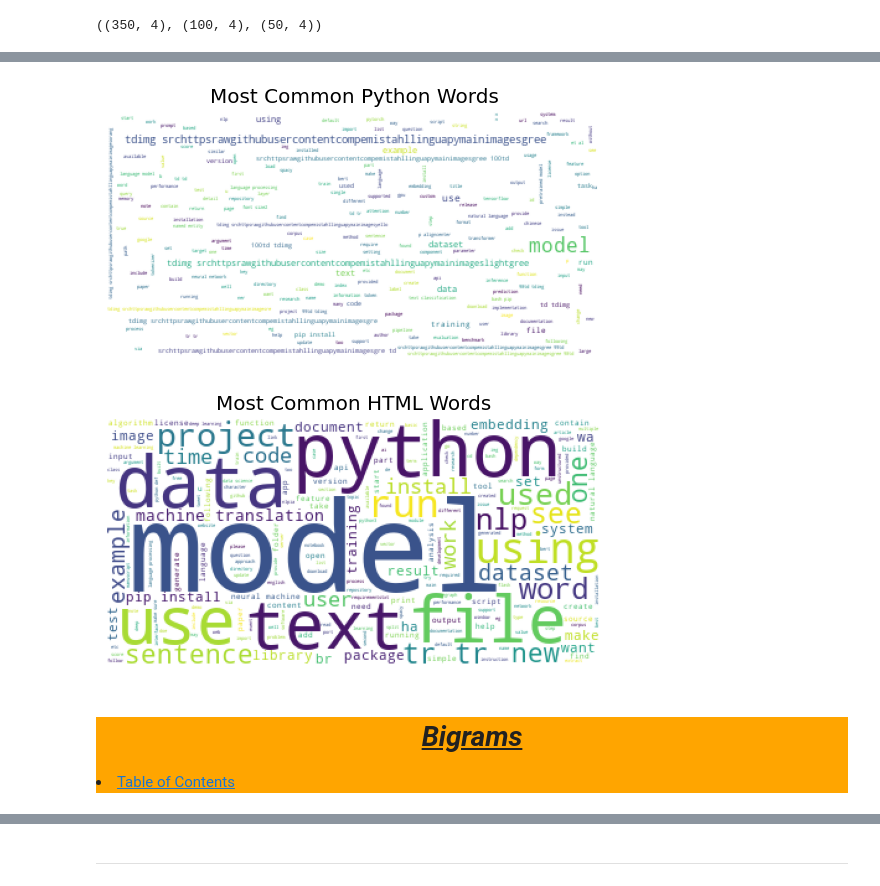
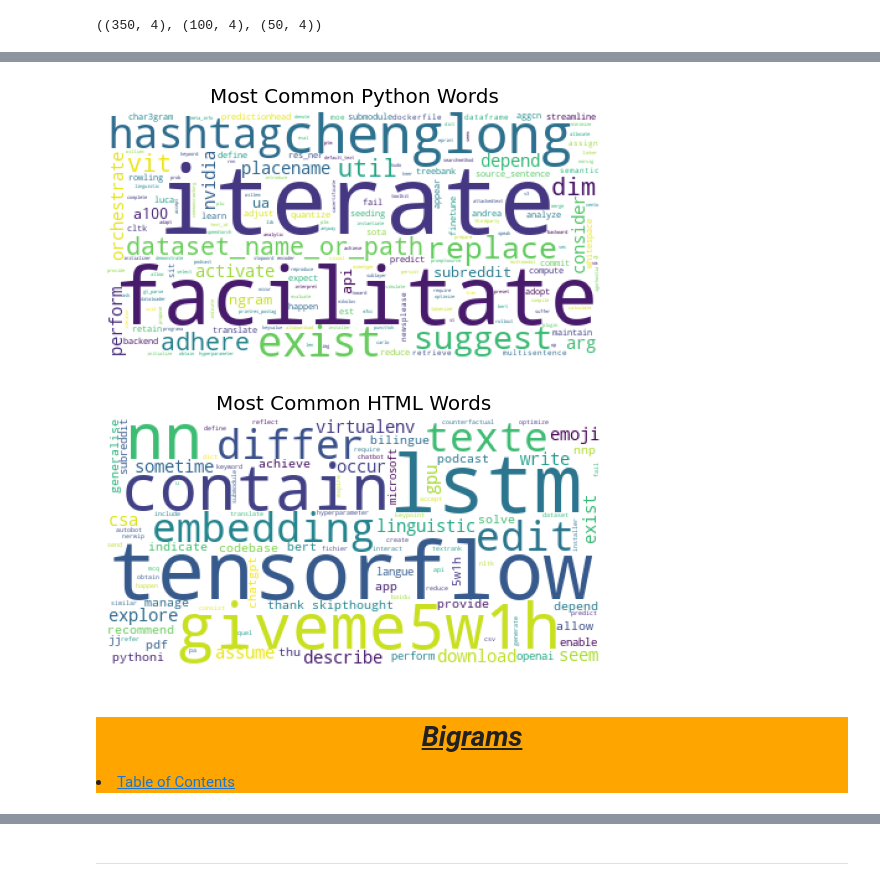
Before and after one commit to NLP-Casey-Harris-Wood-Project/nlp-project, a Jupyter notebook: explore_jared.ipynb, the cells around one changed output, grey strips where cells are left out. Cells and saved outputs as stored; diff of their text form; code cells hidden in the pictures.

```diff
--- a/explore_jared.ipynb
+++ b/explore_jared.ipynb
@@ -128,28 +160,30 @@ plt.show()
 # %%
 # Wordcloud (Expects a single string of words) of python unigram
-unigram_python_img = WordCloud(background_color='White').generate(' '.join(python_words.split()))
+unique_python_words = set(python_words.split())
+unigram_python_img = WordCloud(background_color='White').generate(' '.join(unique_python_words))
 plt.imshow(unigram_python_img)
 plt.axis('off')
 plt.title('Most Common Python Words')
 plt.show()
 # %% [output]
-[figure, old version]
+[figure, new version]
 # %%
 # Wordcloud (Expects a single string of words) of HTML unigram
-unigram_html_img = WordCloud(background_color='White').generate(' '.join(html_words.split()))
+unique_html_words = set(html_words.split())
+unigram_html_img = WordCloud(background_color='White').generate(' '.join(unique_html_words))
 plt.imshow(unigram_html_img)
 plt.axis('off')
 plt.title('Most Common HTML Words')
 plt.show()
 # %% [output]
-[figure, old version]
+[figure, new version]
-# %% [markdown]
-<div style='background-color : orange'>
-<a id='bigram'></a>
-    <b><u><i><h1 style='text-align : center'>
-        Bigrams
-    </h1></i></u></b>
-<li><a href='#TableOfContents'>Table of Contents</a></li>
+# %% [markdown]
+<div style='background-color : orange'>
+<a id='bigram'></a>
+    <b><u><i><h1 style='text-align : center'>
+        Bigrams
+    </h1></i></u></b>
+<li><a href='#TableOfContents'>Table of Contents</a></li>
 # %%
 # Check combinations of python_words
 python_bigram_words = pd.Series(nltk.bigrams(python_words.split()))
```
Also changed, not shown: parts of 32 cells of this notebook.
